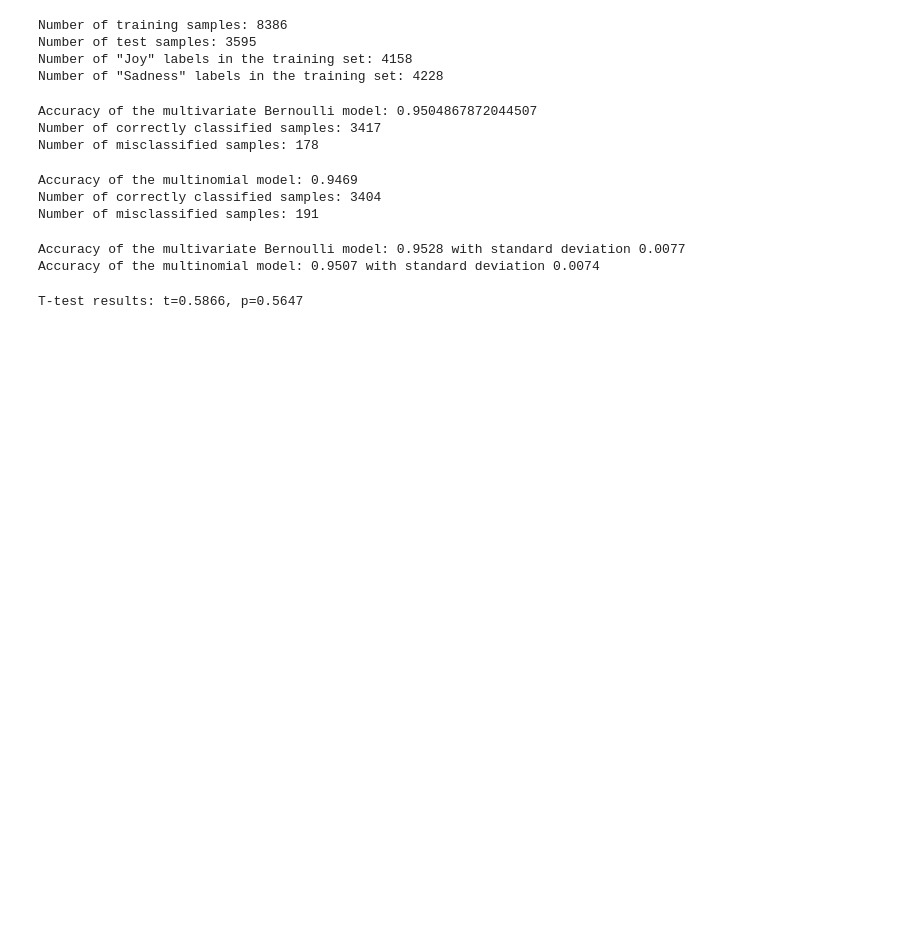
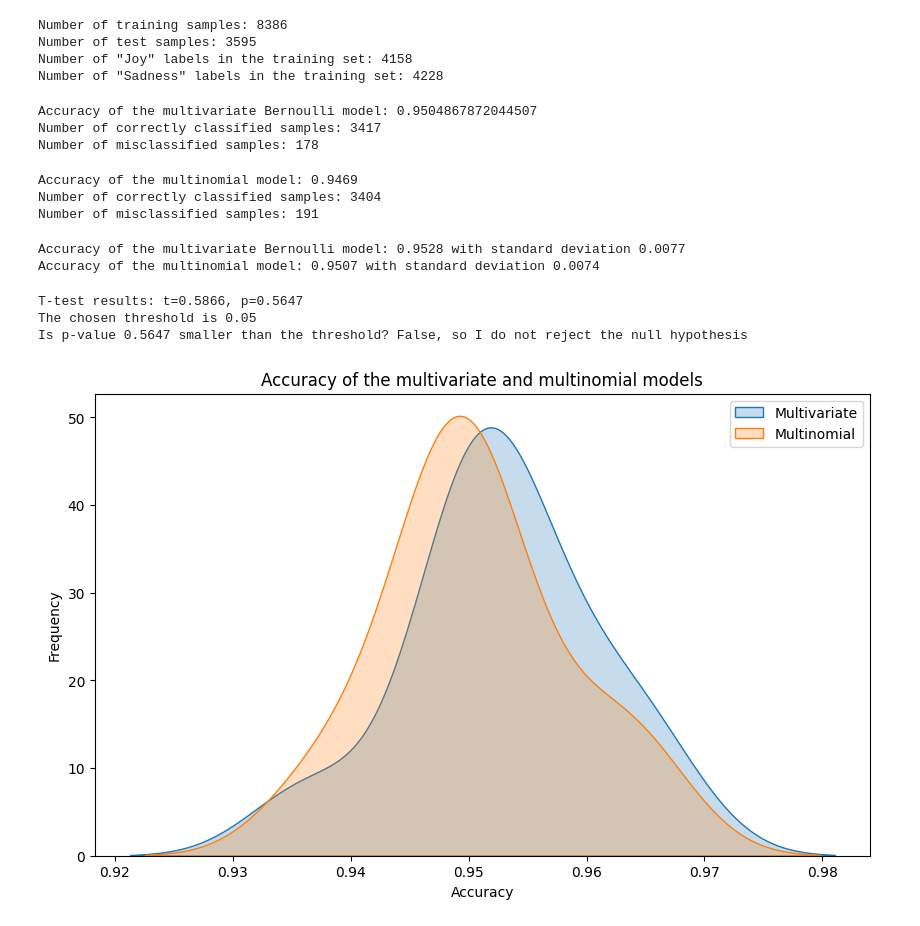
Before and after one commit to jakbtg/AAUT, a Jupyter notebook: Meo/4-classification_twitter_emotions_loading_data_aa_22_23.ipynb, the cells around one changed output. Cells and saved outputs as stored; diff of their text form; code cells hidden in the pictures; blank space fills up the shorter version.

```diff
--- a/Meo/4-classification_twitter_emotions_loading_data_aa_22_23.ipynb
+++ b/Meo/4-classification_twitter_emotions_loading_data_aa_22_23.ipynb
@@ -181,11 +181,36 @@ print(f'Accuracy of the multinomial model: {multinomial_scores.mean():.4f} with
 # %% [output]
 Accuracy of the multivariate Bernoulli model: 0.9528 with standard deviation 0.0077
 Accuracy of the multinomial model: 0.9507 with standard deviation 0.0074
-# %%
-# Test if the difference between the two models is statistically significant using a t-test
-from scipy.stats import ttest_ind
-
-t, p = ttest_ind(bernoulli_scores, multinomial_scores)
-print(f'T-test results: t={t:.4f}, p={p:.4f}')
-# %% [output]
-T-test results: t=0.5866, p=0.5647
+# %%
+# Test if the difference between the two models is statistically significant using a t-test
+from scipy.stats import ttest_ind
+
+t, p = ttest_ind(bernoulli_scores, multinomial_scores)
+print(f'T-test results: t={t:.4f}, p={p:.4f}')
+# The null hypothesis is that the two samples (multivariate and multinomial) have the same average values
+# The t-test quantifies the difference between the arithmetic means of the two samples
+# The p-value is the probability of observing more extreme values of the test statistic (t) given that the null hypothesis is true
+# If the p-value is larger than a chosen threshold (e.g. 0.05) it indicates that our observation is not so unlikely to have occurred by chance.
+# If the p-value is smaller than the threshold, we can reject the null hypothesis and conclude that the two samples are statistically different.
+print('The chosen threshold is 0.05')
+print(f'Is p-value {p:.4f} smaller than the threshold? {p < 0.05}, so I do not reject the null hypothesis')
+# %% [output]
+T-test results: t=0.5866, p=0.5647
+The chosen threshold is 0.05
+Is p-value 0.5647 smaller than the threshold? False, so I do not reject the null hypothesis
+# %%
+# plot the accuraccy of the multivariate Bernoulli and multinomial models
+import seaborn as sns
+import matplotlib.pyplot as plt
+
+plt.figure(figsize=(10, 6))
+
+sns.kdeplot(bernoulli_scores, label='Multivariate', fill=True)
+sns.kdeplot(multinomial_scores, label='Multinomial', fill=True)
+plt.title('Accuracy of the multivariate and multinomial models')
+plt.xlabel('Accuracy')
+plt.ylabel('Frequency')
+plt.legend()
+plt.show()
+# %% [output]
+[figure, added]
```
Also changed, not shown: parts of 2 cells of this notebook.
